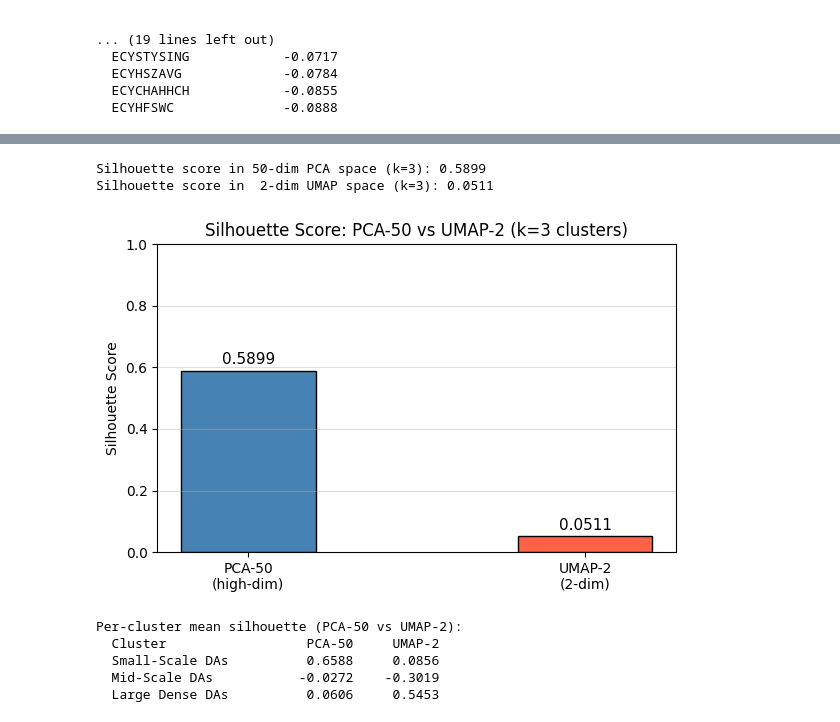
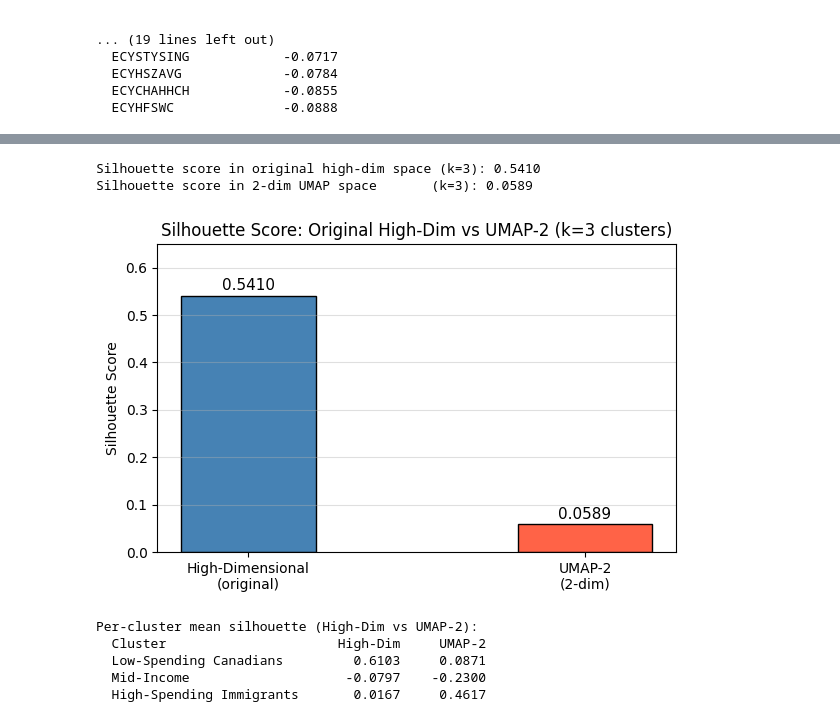
Before and after one commit to Astru5/DS3000, a Jupyter notebook: notebooks/unsupervised_learning.ipynb, the cells around one changed output, grey strips where cells are left out. Drawn from its saved outputs; the diff is of its cells as text; code cells hidden in the pictures.

```diff
--- a/notebooks/unsupervised_learning.ipynb
+++ b/notebooks/unsupervised_learning.ipynb
@@ -423,7 +408,6 @@ PC10 | 0.0091 (0.91%)      | 0.7025 (70.25%)
 # %%
 # 2c) ii) PC1 vs PC2 scatter plot coloured by KMeans cluster labels
 
-cluster_name_map = {0: 'Small-Scale DAs', 1: 'Mid-Scale DAs', 2: 'Large Dense DAs'}
 colors = {0: 'steelblue', 1: 'tomato', 2: 'seagreen'}
 
 # Sample for readability (45k points is too dense to read)
@@ -462,7 +446,7 @@ N_TOP = 10  # top loadings to display per PC
 fig, axes = plt.subplots(1, 3, figsize=(18, 6))
 
 for pc_idx in range(3):
-    loadings = pd.Series(pca.components_[pc_idx], index=feature_names)
+    loadings = pd.Series(pca_model.components_[pc_idx], index=feature_names)
     top_pos = loadings.nlargest(N_TOP)
     top_neg = loadings.nsmallest(N_TOP)
     top = pd.concat([top_neg, top_pos]).sort_values()
@@ -480,7 +464,7 @@ plt.show()
 
 # Print numeric values
 for pc_idx in range(3):
-    loadings = pd.Series(pca.components_[pc_idx], index=feature_names)
+    loadings = pd.Series(pca_model.components_[pc_idx], index=feature_names)
     top = pd.concat([loadings.nlargest(5), loadings.nsmallest(5)]).sort_values(ascending=False)
     print(f"\nPC{pc_idx+1} top loadings:")
     for feat, val in top.items():
@@ -542,11 +526,10 @@ Small-Scale DAs   -5.195 -0.278 -0.202
 # %%
 # 2d) i) UMAP -- parameter search then final fit
 
-# Use PCA-50 as input -- faster and less noisy than raw 1124 features
 # Parameter search on an 8k subsample to keep runtime reasonable
 np.random.seed(42)
-search_idx = np.random.choice(len(X_pca), size=8000, replace=False)
-X_search = X_pca[search_idx]
+search_idx = np.random.choice(len(X_train_scaled), size=8000, replace=False)
+X_search = X_train_scaled[search_idx]
 labels_search = cluster_labels[search_idx]
 
 n_neighbors_grid = [5, 15, 30, 50]
@@ -575,7 +558,7 @@ print(f"\nBest params: n_neighbors={best_nn}, min_dist={best_md}  (silhouette={b
 print("\nFitting final UMAP on full training set...")
 umap_final = umap.UMAP(n_components=2, n_neighbors=best_nn, min_dist=best_md,
                         random_state=42, n_jobs=1)
-X_umap = umap_final.fit_transform(X_pca)
+X_umap = umap_final.fit_transform(X_train_scaled)
 print(f"UMAP embedding shape: {X_umap.shape}")
 # %% [output]
  n_neighbors   min_dist   silhouette
@@ -599,9 +582,6 @@ Fitting final UMAP on full training set...
 UMAP embedding shape: (45485, 2)
 # %%
 # 2d) ii) UMAP scatter plot coloured by KMeans cluster labels
-
-cluster_name_map = {0: 'Small-Scale DAs', 1: 'Mid-Scale DAs', 2: 'Large Dense DAs'}
-colors = {0: 'steelblue', 1: 'tomato', 2: 'seagreen'}
 
 # Sample for plot readability
 np.random.seed(42)
@@ -629,46 +609,46 @@ plt.show()
 # %%
-# 2d) iii) Silhouette score in 2D UMAP space vs high-dimensional PCA space
+# 2d) iii) Silhouette score in 2D UMAP space vs original high-dimensional space
 
 # Subsample for silhouette (full 45k is slow)
 np.random.seed(42)
 sil_idx = np.random.choice(len(X_umap), size=10000, replace=False)
 
-sil_umap   = silhouette_score(X_umap[sil_idx], cluster_labels[sil_idx])
-sil_hd     = silhouette_score(X_pca[sil_idx],  cluster_labels[sil_idx])
+sil_umap = silhouette_score(X_umap[sil_idx],        cluster_labels[sil_idx])
+sil_hd   = silhouette_score(X_train_scaled[sil_idx], cluster_labels[sil_idx])
 
-print(f'Silhouette score in 50-dim PCA space (k=3): {sil_hd:.4f}')
-print(f'Silhouette score in  2-dim UMAP space (k=3): {sil_umap:.4f}')
+print(f'Silhouette score in original high-dim space (k=3): {sil_hd:.4f}')
+print(f'Silhouette score in 2-dim UMAP space       (k=3): {sil_umap:.4f}')
 
 # Bar chart comparison
 fig, ax = plt.subplots(figsize=(6, 4))
-bars = ax.bar(['PCA-50\n(high-dim)', 'UMAP-2\n(2-dim)'],
+bars = ax.bar(['High-Dimensional\n(original)', 'UMAP-2\n(2-dim)'],
               [sil_hd, sil_umap],
               color=['steelblue', 'tomato'], width=0.4, edgecolor='black')
 for bar, val in zip(bars, [sil_hd, sil_umap]):
-    ax.text(bar.get_x() + bar.get_width()/2, bar.get_height() + 0.01,
+    ax.text(bar.get_x() + bar.get_width()/2, bar.get_height() + 0.005,
             f'{val:.4f}', ha='center', va='bottom', fontsize=11)
-ax.set_ylim(0, 1)
+ax.set_ylim(0, max(sil_hd, sil_umap) * 1.2)
 ax.set_ylabel('Silhouette Score')
-ax.set_title('Silhouette Score: PCA-50 vs UMAP-2 (k=3 clusters)')
+ax.set_title('Silhouette Score: Original High-Dim vs UMAP-2 (k=3 clusters)')
 ax.grid(axis='y', alpha=0.4)
 plt.tight_layout()
 plt.show()
 
 # Per-cluster silhouette samples
-sil_vals_umap = silhouette_samples(X_umap[sil_idx], cluster_labels[sil_idx])
-sil_vals_hd   = silhouette_samples(X_pca[sil_idx],  cluster_labels[sil_idx])
+sil_vals_umap = silhouette_samples(X_umap[sil_idx],        cluster_labels[sil_idx])
+sil_vals_hd   = silhouette_samples(X_train_scaled[sil_idx], cluster_labels[sil_idx])
 
-print('\nPer-cluster mean silhouette (PCA-50 vs UMAP-2):')
-print('  {:<20} {:>10} {:>10}'.format('Cluster', 'PCA-50', 'UMAP-2'))
+print('\nPer-cluster mean silhouette (High-Dim vs UMAP-2):')
+print('  {:<26} {:>10} {:>10}'.format('Cluster', 'High-Dim', 'UMAP-2'))
 for cid, name in cluster_name_map.items():
     mask = cluster_labels[sil_idx] == cid
-    print(f'  {name:<20} {sil_vals_hd[mask].mean():>10.4f} {sil_vals_umap[mask].mean():>10.4f}')
+    print(f'  {name:<26} {sil_vals_hd[mask].mean():>10.4f} {sil_vals_umap[mask].mean():>10.4f}')
 # %% [output]
-Silhouette score in 50-dim PCA space (k=3): 0.5899
-Silhouette score in  2-dim UMAP space (k=3): 0.0511
+Silhouette score in original high-dim space (k=3): 0.5410
+Silhouette score in 2-dim UMAP space       (k=3): 0.0589
-[figure, old version]
+[figure, new version]
-Per-cluster mean silhouette (PCA-50 vs UMAP-2):
-  Cluster                  PCA-50     UMAP-2
-  Small-Scale DAs          0.6588     0.0856
-  Mid-Scale DAs           -0.0272    -0.3019
-  Large Dense DAs          0.0606     0.5453
+Per-cluster mean silhouette (High-Dim vs UMAP-2):
+  Cluster                      High-Dim     UMAP-2
+  Low-Spending Canadians         0.6103     0.0871
+  Mid-Income                    -0.0797    -0.2300
+  High-Spending Immigrants       0.0167     0.4617
```
Also changed, not shown: parts of 11 cells of this notebook.
